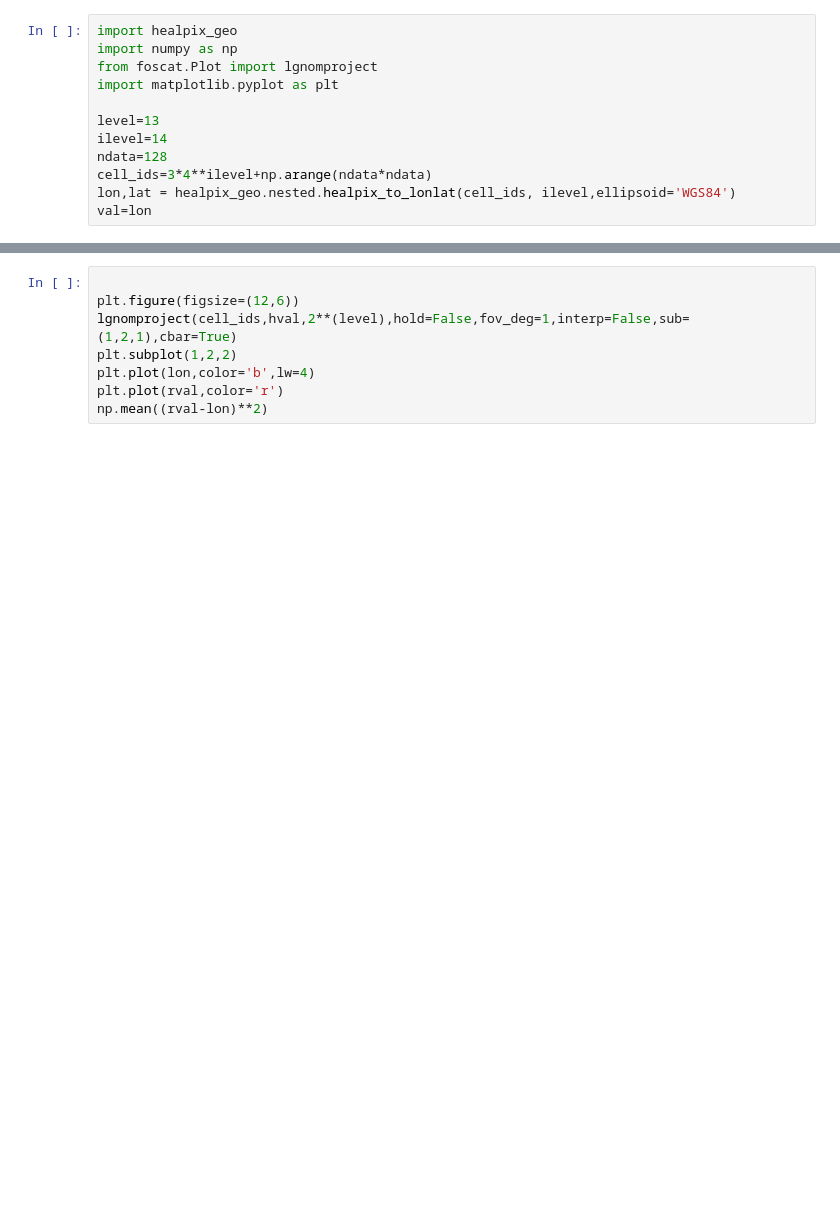
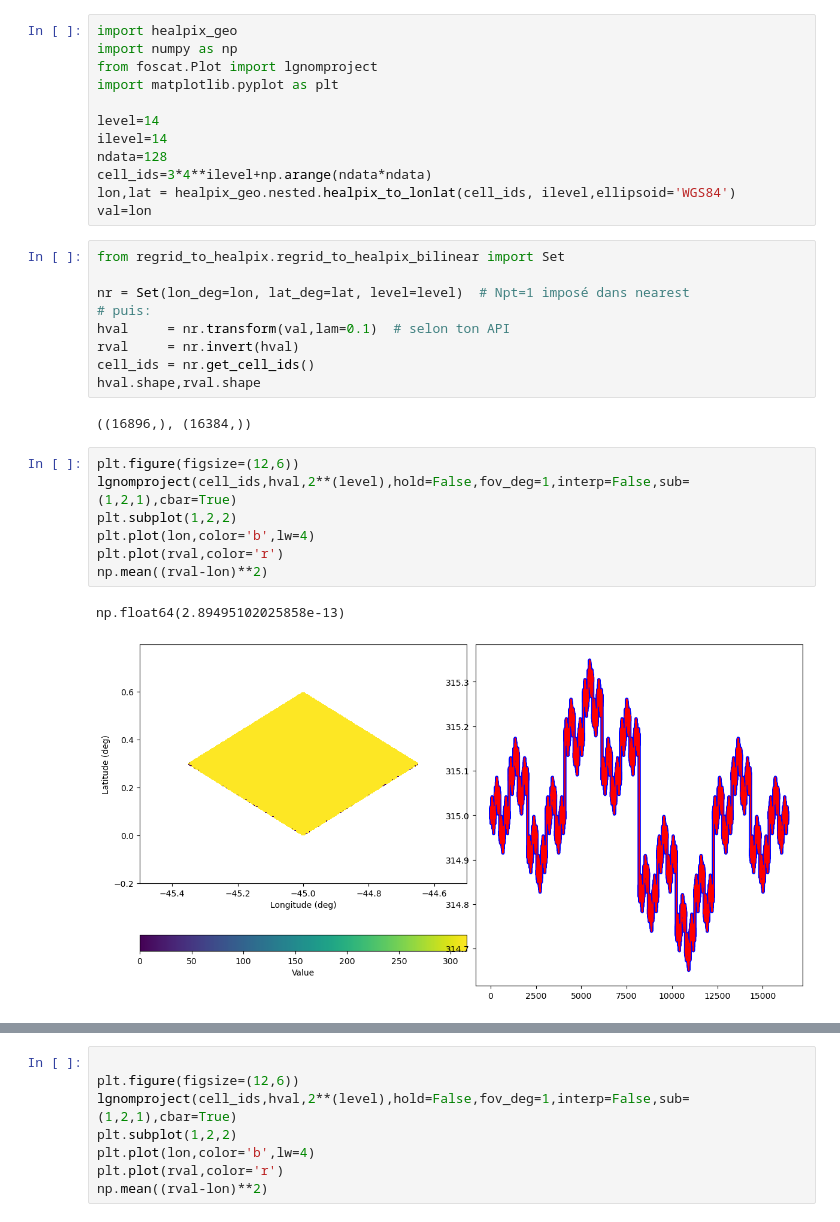
Before and after one commit to EOPF-DGGS/healpix-resample, a Jupyter notebook: notebooks/Test_regrid_to_healpix.ipynb, the cells around one changed output, grey strips where cells are left out. Drawn from its saved outputs; the diff is of its cells as text; blank space fills up the shorter version.

Commit message:
add bilinear

```diff
--- a/notebooks/Test_regrid_to_healpix.ipynb
+++ b/notebooks/Test_regrid_to_healpix.ipynb
@@ -15,12 +18,33 @@ import numpy as np
 from foscat.Plot import lgnomproject
 import matplotlib.pyplot as plt
 
-level=13
+level=14
 ilevel=14
 ndata=128
 cell_ids=3*4**ilevel+np.arange(ndata*ndata)
 lon,lat = healpix_geo.nested.healpix_to_lonlat(cell_ids, ilevel,ellipsoid='WGS84')
 val=lon
+# %%
+from regrid_to_healpix.regrid_to_healpix_bilinear import Set
+
+nr = Set(lon_deg=lon, lat_deg=lat, level=level)  # Npt=1 imposé dans nearest
+# puis:
+hval     = nr.transform(val,lam=0.1)  # selon ton API
+rval     = nr.invert(hval)
+cell_ids = nr.get_cell_ids()
+hval.shape,rval.shape
+# %% [output]
+((16896,), (16384,))
+# %%
+plt.figure(figsize=(12,6))
+lgnomproject(cell_ids,hval,2**(level),hold=False,fov_deg=1,interp=False,sub=(1,2,1),cbar=True)
+plt.subplot(1,2,2)
+plt.plot(lon,color='b',lw=4)
+plt.plot(rval,color='r')
+np.mean((rval-lon)**2)
+# %% [output]
+np.float64(2.89495102025858e-13)
+[figure, added]
 # %%
 from regrid_to_healpix.regrid_to_healpix_psf import Set
 
```
Also changed, not shown: parts of 4 cells of this notebook, 1 other file.
